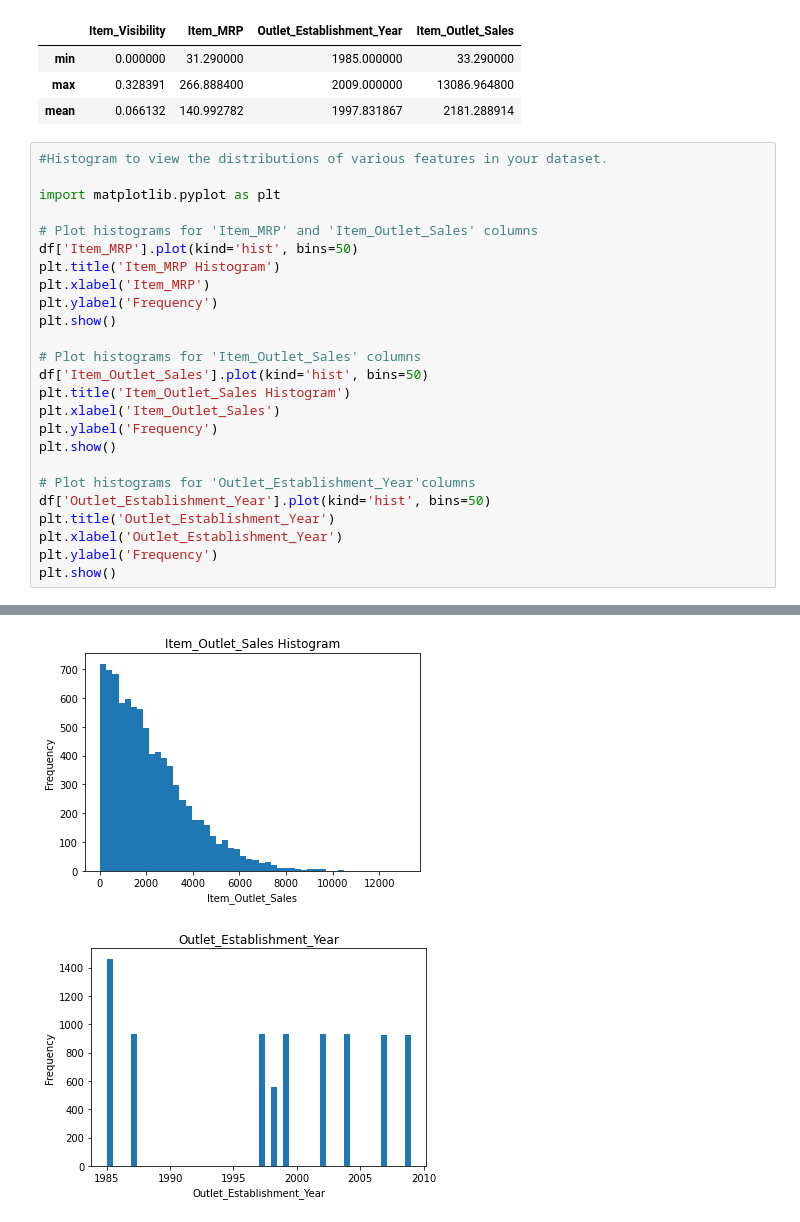
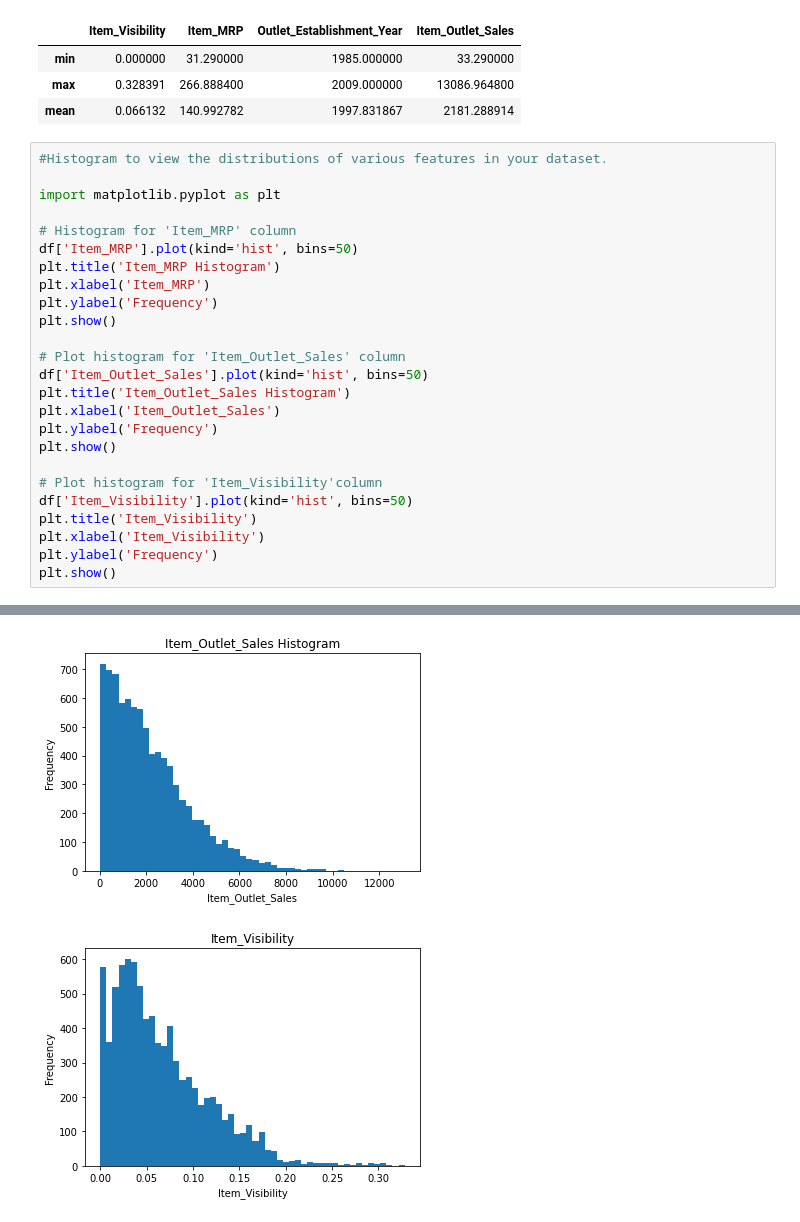
Before and after one commit to OkotOlaa/Food-Sales-Prediction, a Jupyter notebook: Food_Sales_Prediction.ipynb, the cells around one changed output, grey strips where cells are left out. Drawn from its saved outputs; the diff is of its cells as text.

```diff
--- a/Food_Sales_Prediction.ipynb
+++ b/Food_Sales_Prediction.ipynb
@@ -147,31 +147,31 @@ min_max_mean
 # %%
 #Histogram to view the distributions of various features in your dataset.
 
 import matplotlib.pyplot as plt
 
-# Plot histograms for 'Item_MRP' and 'Item_Outlet_Sales' columns
+# Histogram for 'Item_MRP' column
 df['Item_MRP'].plot(kind='hist', bins=50)
 plt.title('Item_MRP Histogram')
 plt.xlabel('Item_MRP')
 plt.ylabel('Frequency')
 plt.show()
 
-# Plot histograms for 'Item_Outlet_Sales' columns
+# Plot histogram for 'Item_Outlet_Sales' column
 df['Item_Outlet_Sales'].plot(kind='hist', bins=50)
 plt.title('Item_Outlet_Sales Histogram')
 plt.xlabel('Item_Outlet_Sales')
 plt.ylabel('Frequency')
 plt.show()
 
-# Plot histograms for 'Outlet_Establishment_Year'columns
-df['Outlet_Establishment_Year'].plot(kind='hist', bins=50)
-plt.title('Outlet_Establishment_Year')
-plt.xlabel('Outlet_Establishment_Year')
+# Plot histogram for 'Item_Visibility'column
+df['Item_Visibility'].plot(kind='hist', bins=50)
+plt.title('Item_Visibility')
+plt.xlabel('Item_Visibility')
 plt.ylabel('Frequency')
 plt.show()
 # %% [output]
 [figure]
 [figure]
-[figure, old version]
+[figure, new version]
 # %%
 #Boxplot to view statistical summaries of various features in your dataset.
```
Also changed, not shown: parts of 4 cells of this notebook.
